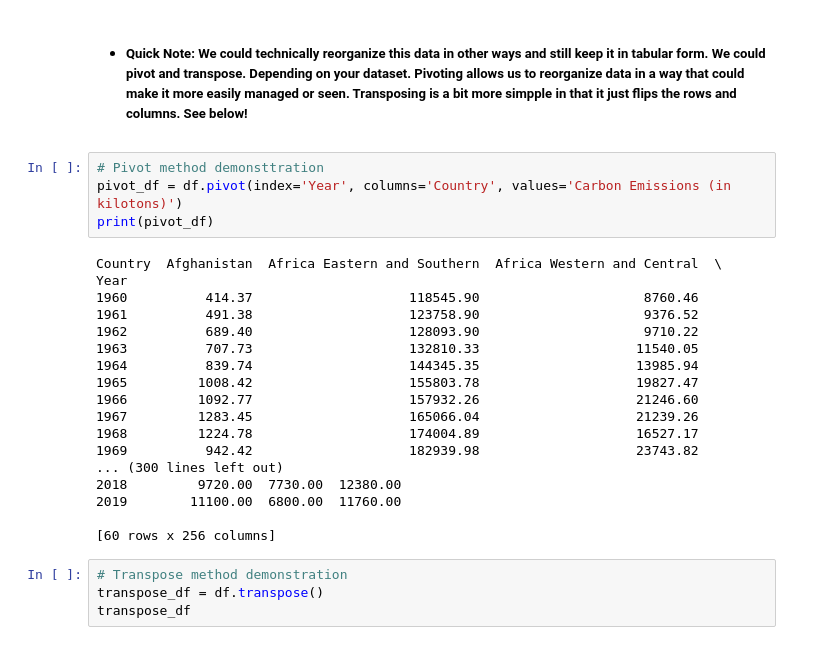
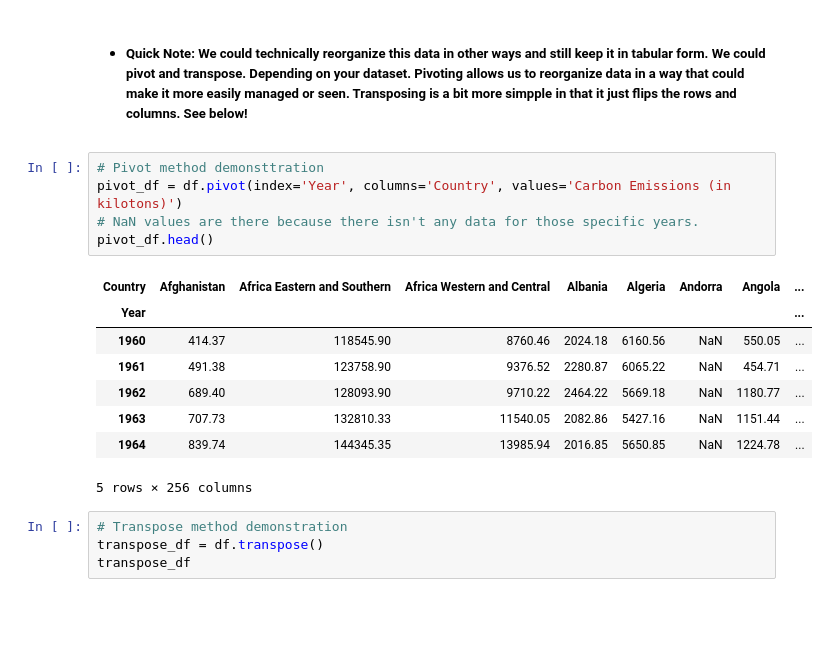
Before and after one commit to JeffreyFennell/Carbon-Emissions, a Jupyter notebook: carbon_emissions_project/carbon_emissions_final.ipynb, the cells around one changed output. Saved outputs shown, nothing was run; the diff lists cells and outputs as text; blank space fills up the shorter version.

```diff
--- a/carbon_emissions_project/carbon_emissions_final.ipynb
+++ b/carbon_emissions_project/carbon_emissions_final.ipynb
@@ -59,25 +59,17 @@ df.rename(columns= {'value': 'Carbon Emissions (in kilotons)', 'country_name': '
 # %%
 # Pivot method demonsttration
 pivot_df = df.pivot(index='Year', columns='Country', values='Carbon Emissions (in kilotons)')
-print(pivot_df)
+# NaN values are there because there isn't any data for those specific years.
+pivot_df.head()
 # %% [output]
+| Country | Afghanistan | Africa Eastern and Southern | Africa Western and Central | Albania | Algeria | Andorra | Angola | ... |
+| Year |  |  |  |  |  |  |  | ... |
+| 1960 | 414.37 | 118545.90 | 8760.46 | 2024.18 | 6160.56 | NaN | 550.05 | ... |
+| 1961 | 491.38 | 123758.90 | 9376.52 | 2280.87 | 6065.22 | NaN | 454.71 | ... |
+| 1962 | 689.40 | 128093.90 | 9710.22 | 2464.22 | 5669.18 | NaN | 1180.77 | ... |
+| 1963 | 707.73 | 132810.33 | 11540.05 | 2082.86 | 5427.16 | NaN | 1151.44 | ... |
+| 1964 | 839.74 | 144345.35 | 13985.94 | 2016.85 | 5650.85 | NaN | 1224.78 | ... |
-Country  Afghanistan  Africa Eastern and Southern  Africa Western and Central  \
-Year
-1960          414.37                    118545.90                     8760.46
-1961          491.38                    123758.90                     9376.52
-1962          689.40                    128093.90                     9710.22
-1963          707.73                    132810.33                    11540.05
-1964          839.74                    144345.35                    13985.94
-1965         1008.42                    155803.78                    19827.47
-1966         1092.77                    157932.26                    21246.60
-1967         1283.45                    165066.04                    21239.26
-1968         1224.78                    174004.89                    16527.17
-1969          942.42                    182939.98                    23743.82
-... (300 lines left out)
-2018         9720.00  7730.00  12380.00
-2019        11100.00  6800.00  11760.00
-
-[60 rows x 256 columns]
+5 rows × 256 columns
 # %%
 # Transpose method demonstration
 transpose_df = df.transpose()
```
Also changed, not shown: parts of 2 cells of this notebook.
